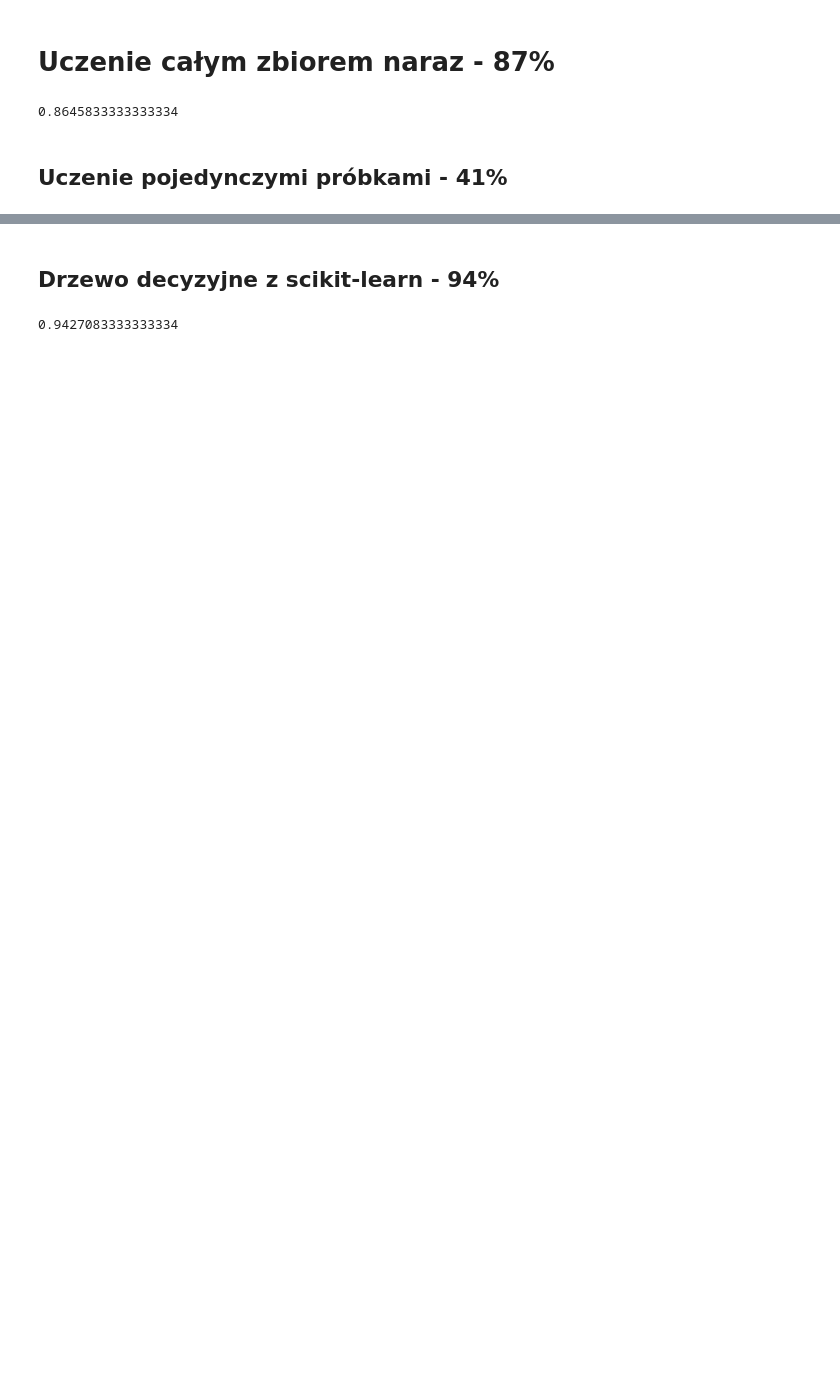
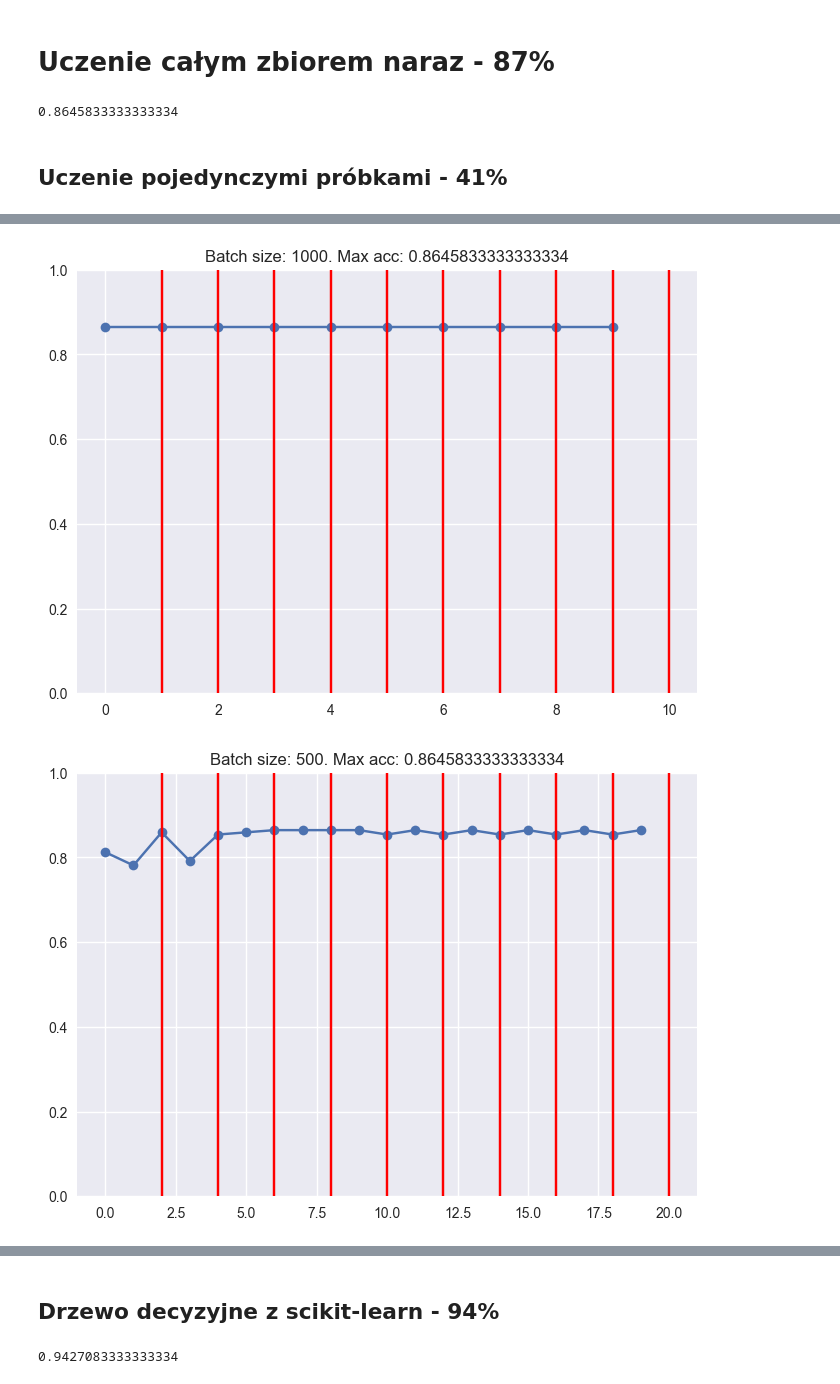
Before and after one commit to WojciechGierulski/UMA_23L, a Jupyter notebook: notebook.ipynb, the cells around one changed output, grey strips where cells are left out. Cells and saved outputs as stored; diff of their text form; code cells hidden in the pictures; blank space fills up the shorter version.

```diff
--- a/notebook.ipynb
+++ b/notebook.ipynb
@@ -112,16 +141,3 @@ accuracy_score(Y_test, y_pred)
 0.8645833333333334
 # %% [markdown]
 ## Uczenie pojedynczymi próbkami - 41%
-# %%
-tree_samples = Node(Node.all_attributes)
-
-scores = []
-# train tree by single instances
-for i, row in train_data.iterrows():
-    r_df = pd.DataFrame(row.to_frame().T)
-    tree_samples = buildTree(r_df, tree_samples)
-    y_pred = predict(test_data, tree_samples)
-    scores.append(accuracy_score(Y_test, y_pred))
-
-seaborn.lineplot(scores)
-print(scores[-1])
@@ -130,0 +144,15 @@ print(scores[-1])
+# %%
+batches = [1000, 500, 200, 100, 50, 25, 10, 5, 1]
+scores = {batch: [] for batch in batches}
+dataset_loop_nr = 10 # how many times loop through dataset
+# train tree by single instances
+for batch_size in batches:
+    tree_samples = Node(Node.all_attributes)
+    print("Batch size: ",batch_size)
+    for _ in range(dataset_loop_nr): # Loop through dataset 10 times
+        for i in tqdm(range(math.ceil(len(train_data) / batch_size))):
+            rows = train_data[i*batch_size:i*batch_size+batch_size]
+            #r_df = pd.DataFrame(rows.to_frame().T)
+            tree_samples = buildTree(rows, tree_samples)
+            y_pred = predict(test_data, tree_samples)
+            scores[batch_size].append(accuracy_score(Y_test, y_pred))
@@ -130,0 +169,11 @@ print(scores[-1])
+# %%
+for batch, scr in scores.items():
+    plt.plot(scr, 'o-')
+    plt.ylim(0, 1)
+    for i in range(1, dataset_loop_nr+1):
+        plt.axvline(i*math.ceil(len(train_data) / batch), color='red')
+    plt.title(f"Batch size: {batch}. Max acc: {scr[-1]}")
+    plt.show()
+# %% [output]
+[figure, added]
+[figure, added]
```
Also changed, not shown: parts of 11 cells of this notebook.
